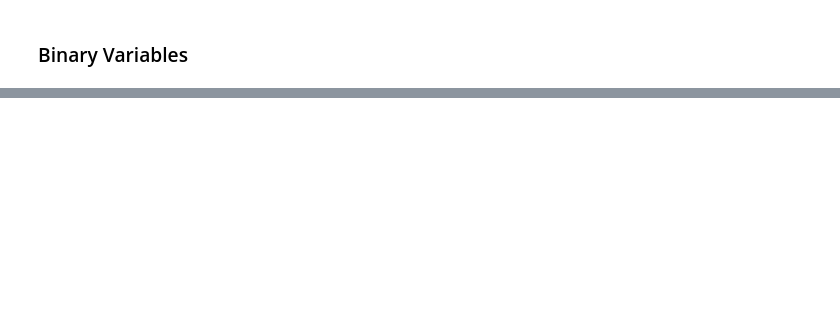
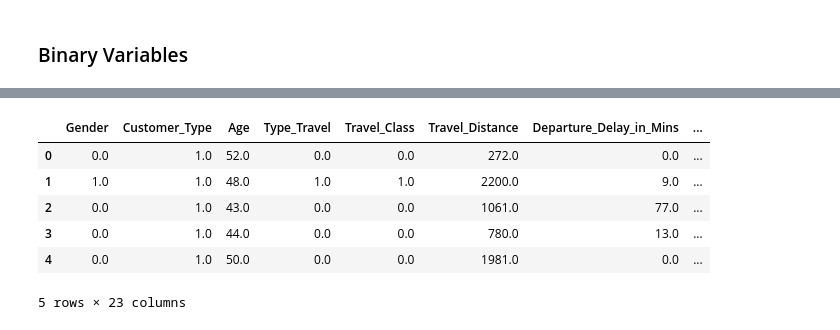
Before and after one commit to johnxbullock/shinkansen-traval-hackathon, a Jupyter notebook: EDA_j.ipynb, the cells around one changed output, grey strips where cells are left out. Saved outputs shown, nothing was run; the diff lists cells and outputs as text; code cells hidden in the pictures; blank space fills up the shorter version.

Commit message:
Finished encoding data, imputing missing values, and saved process data to ProcessedData directory.

```diff
--- a/EDA_j.ipynb
+++ b/EDA_j.ipynb
@@ -458,0 +635,22 @@ Bivariate EDA for Seat_Class:
+# %%
+# initialize the mapping
+# encode the categorical columns
+
+loc = 'Platform_Location'
+
+mapping_dict_loc = {'Very Convenient': int(6), 'Needs Improvement': int(3), 'Manageable': int(4), 'Inconvenient': int(2),
+ 'Convenient': int(5), 'Very Inconvenient': int(1)}
+
+categorical_vars.remove(loc)
+
+#dictionary to map the ordinal categories of the categorical variables
+mapping_dict = {'Needs Improvement': int(2),  'Poor': int(1),  'Excellent': int(5), 'Acceptable': int(3), 'Good': int(4)}
+
+# map each col in the categorical vars
+for col in categorical_vars:
+    df_train[col] = df_train[col].map(mapping_dict)
+    df_assessment[col] = df_assessment[col].map(mapping_dict)
+
+# mapp the Platform_Location
+df_train[loc] = df_train[loc].map(mapping_dict_loc)
+df_assessment[loc] = df_assessment[loc].map(mapping_dict_loc)
@@ -458,0 +684,19 @@ Bivariate EDA for Seat_Class:
+# %%
+# initialize the one-hot encoder
+binary_encoder = OrdinalEncoder(handle_unknown='use_encoded_value', unknown_value=-1)
+
+# mask to get nan values back to nan after encoding
+nan_mask = df_train[binary_vars].isna()
+nan_mask_assessment = df_assessment[binary_vars].isna()
+
+# fit to the encoder
+binary_encoder.fit(df_train[binary_vars])
+
+# transform values to 0s and 1s
+df_train[binary_vars] = binary_encoder.transform(df_train[binary_vars])
+
+df_assessment[binary_vars] = binary_encoder.transform(df_assessment[binary_vars])
+
+# reassign binary vars
+df_train[nan_mask] = np.nan
+df_assessment[nan_mask_assessment] = np.nan
@@ -458,0 +740,10 @@ Bivariate EDA for Seat_Class:
+# %%
+df_train.head()
+# %% [output]
+|  | Gender | Customer_Type | Age | Type_Travel | Travel_Class | Travel_Distance | Departure_Delay_in_Mins | ... |
+| 0 | 0.0 | 1.0 | 52.0 | 0.0 | 0.0 | 272.0 | 0.0 | ... |
+| 1 | 1.0 | 1.0 | 48.0 | 1.0 | 1.0 | 2200.0 | 9.0 | ... |
+| 2 | 0.0 | 1.0 | 43.0 | 0.0 | 0.0 | 1061.0 | 77.0 | ... |
+| 3 | 0.0 | 1.0 | 44.0 | 0.0 | 0.0 | 780.0 | 13.0 | ... |
+| 4 | 0.0 | 1.0 | 50.0 | 0.0 | 0.0 | 1981.0 | 0.0 | ... |
+5 rows × 23 columns
```
Also changed, not shown: parts of 46 cells of this notebook, 5 other files.
